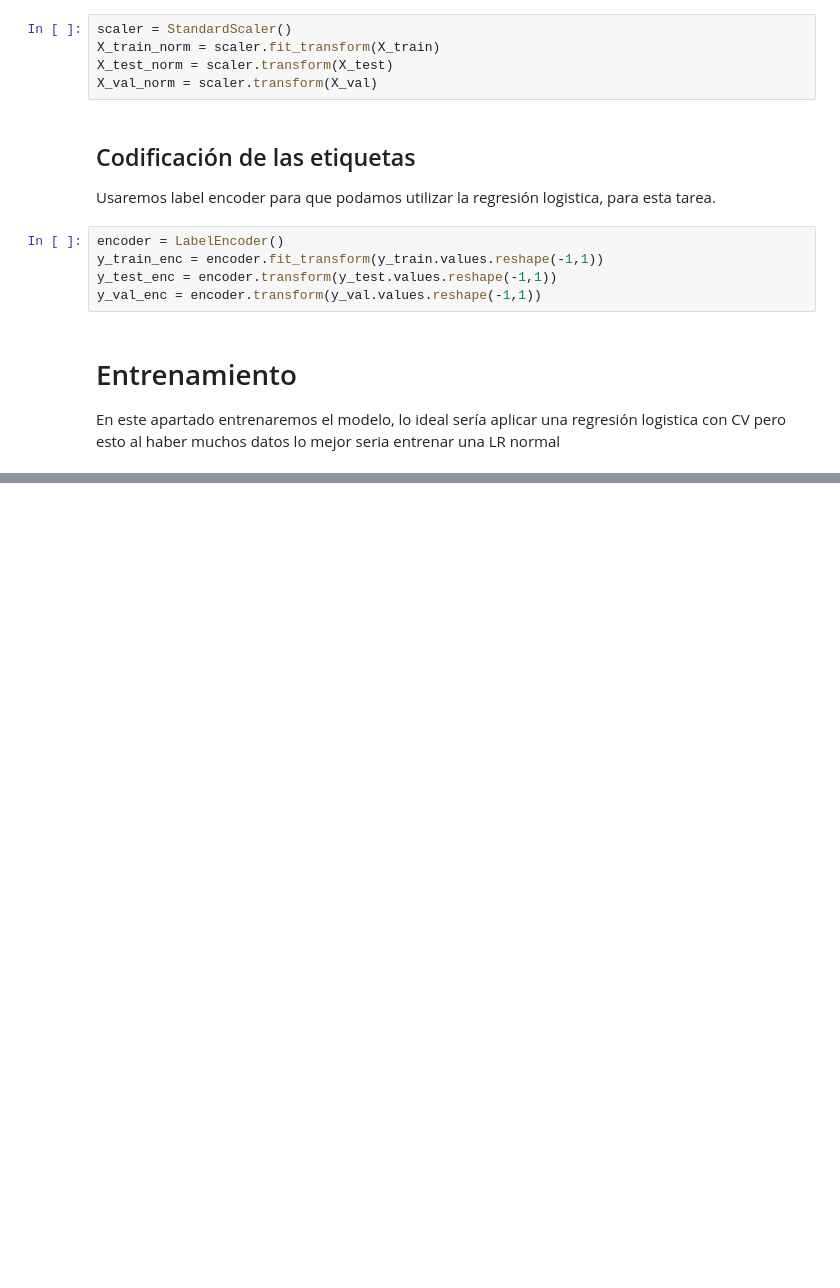
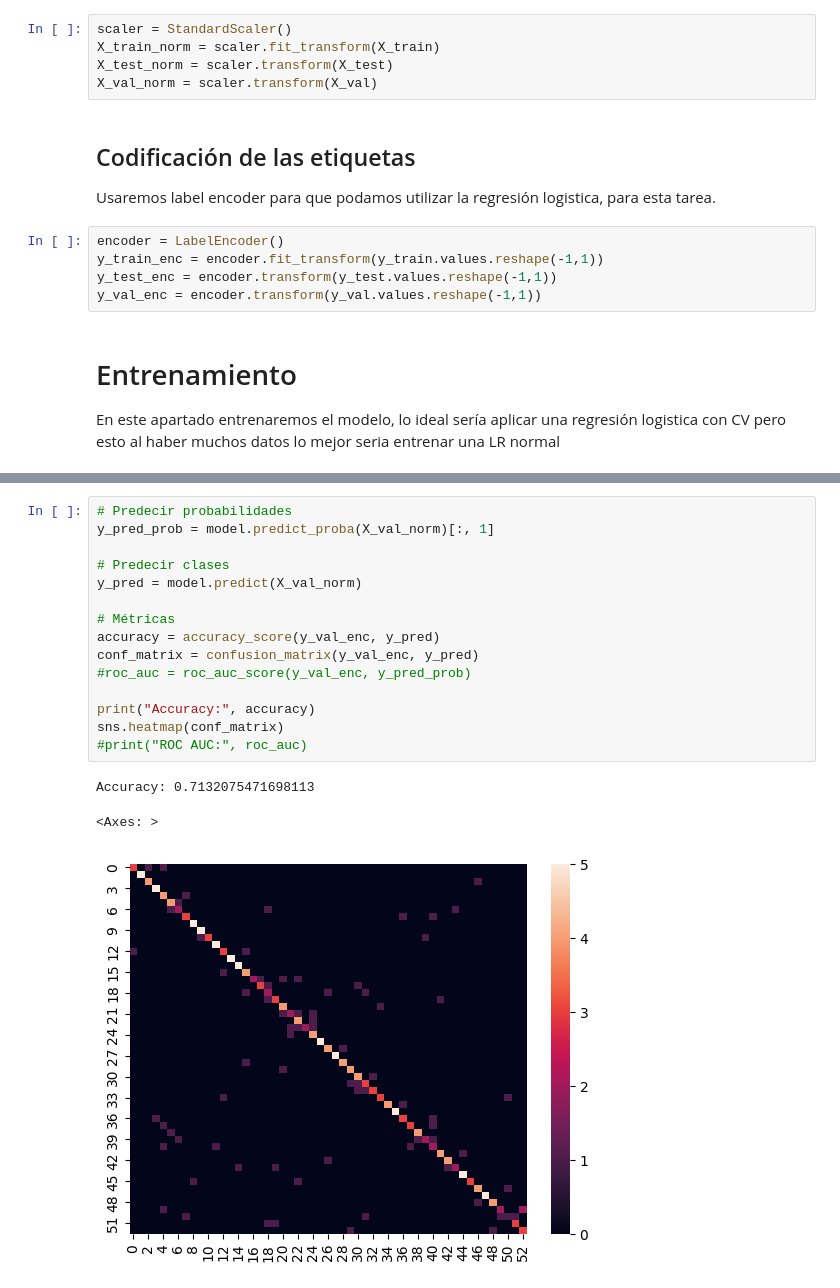
Before and after one commit to dapedeje/Proyecto-final-deep-learning-, a Jupyter notebook: Notebooks/ModeloLineal.ipynb, the cells around one changed output, grey strips where cells are left out. Saved outputs shown, nothing was run; the diff lists cells and outputs as text; blank space fills up the shorter version.

```diff
--- a/Notebooks/ModeloLineal.ipynb
+++ b/Notebooks/ModeloLineal.ipynb
@@ -116,0 +136,19 @@ model.fit(X_train_norm,y_train_enc)
+# %%
+# Predecir probabilidades
+y_pred_prob = model.predict_proba(X_val_norm)[:, 1]
+
+# Predecir clases
+y_pred = model.predict(X_val_norm)
+
+# Métricas
+accuracy = accuracy_score(y_val_enc, y_pred)
+conf_matrix = confusion_matrix(y_val_enc, y_pred)
+#roc_auc = roc_auc_score(y_val_enc, y_pred_prob)
+
+print("Accuracy:", accuracy)
+sns.heatmap(conf_matrix)
+#print("ROC AUC:", roc_auc)
+# %% [output]
+Accuracy: 0.7132075471698113
+<Axes: >
+[figure, added]
```
Also changed, not shown: parts of 4 cells of this notebook.
